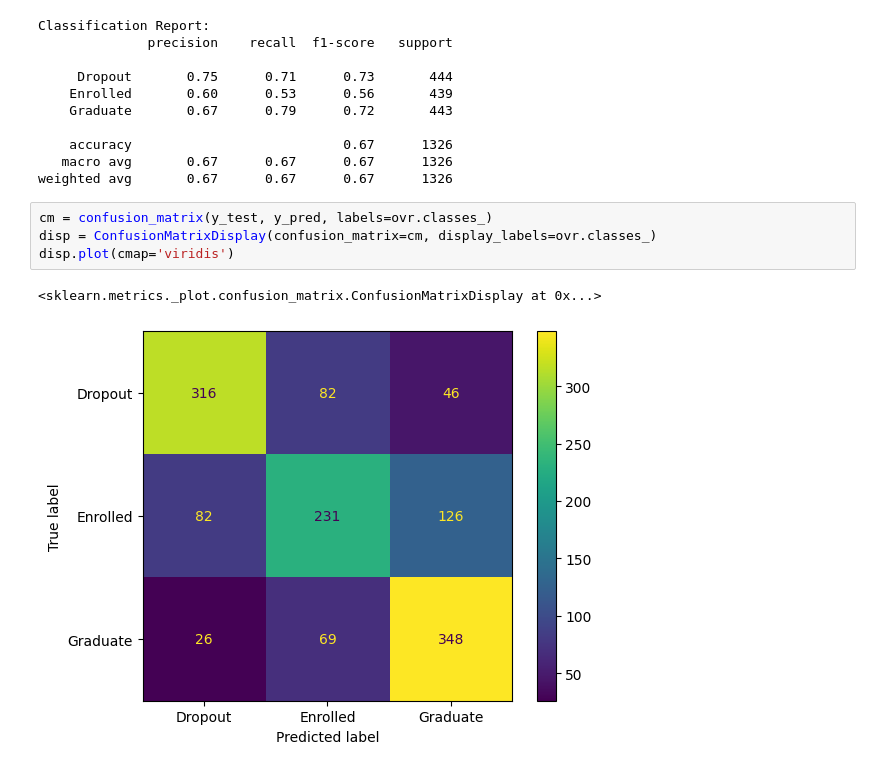
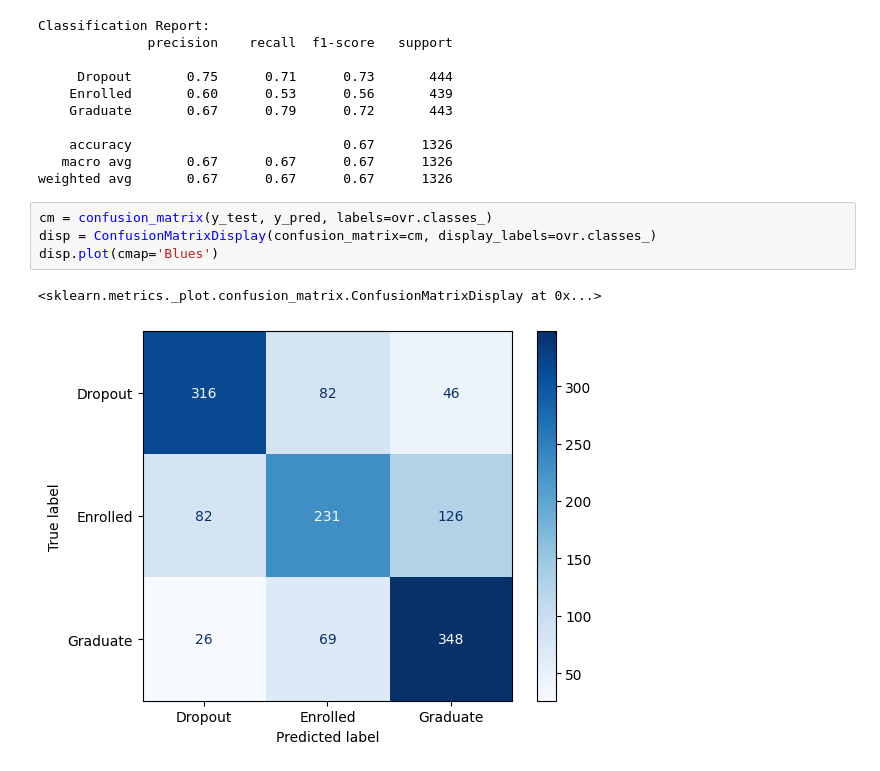
Before and after one commit to MSC-DS-Y1/Applied-Machine-Learning-Project, a Jupyter notebook: src/models/nasim/main.ipynb, the cells around one changed output. Saved outputs shown, nothing was run; the diff lists cells and outputs as text.

```diff
--- a/src/models/nasim/main.ipynb
+++ b/src/models/nasim/main.ipynb
@@ -94,7 +94,7 @@ weighted avg       0.67      0.67      0.67      1326
 # %%
 cm = confusion_matrix(y_test, y_pred, labels=ovr.classes_)
 disp = ConfusionMatrixDisplay(confusion_matrix=cm, display_labels=ovr.classes_)
-disp.plot(cmap='viridis')
+disp.plot(cmap='Blues')
 # %% [output]
 <sklearn.metrics._plot.confusion_matrix.ConfusionMatrixDisplay at 0x...>
-[figure, old version]
+[figure, new version]
```
Also changed, not shown: parts of 1 cell of this notebook, 4 other files.
